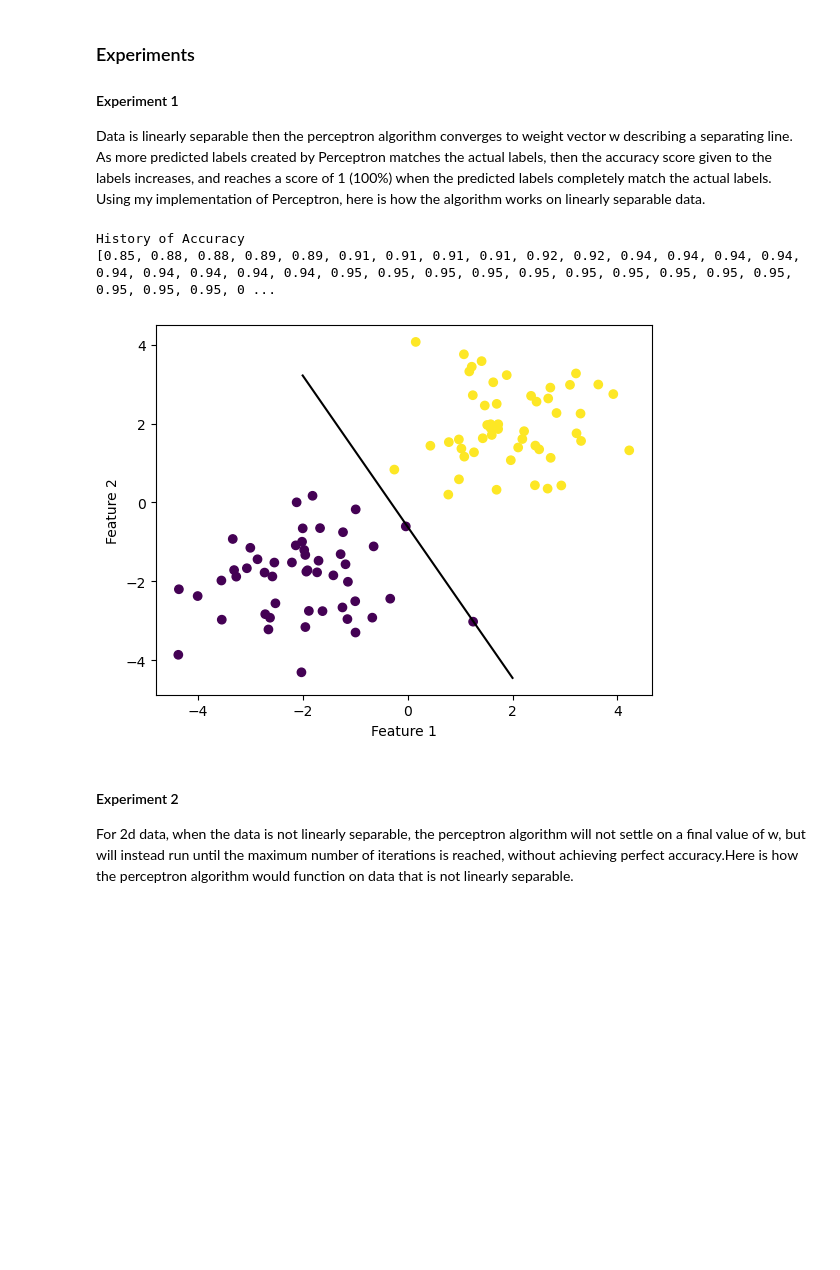
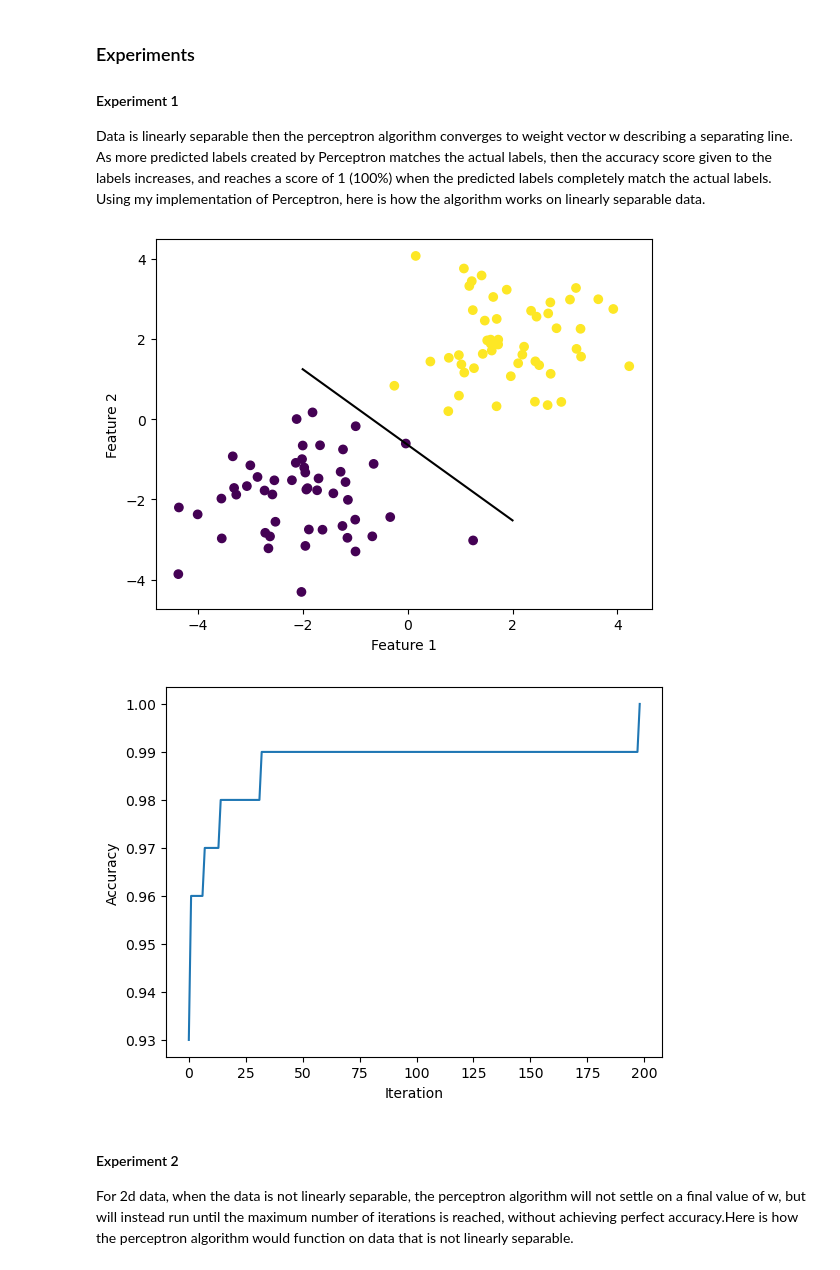
Before and after one commit to MGyawu/MGyawu.github.io, a Jupyter notebook: posts/Perceptron/Implementing_perceptron.ipynb, the cells around one changed output. Saved outputs shown, nothing was run; the diff lists cells and outputs as text; code cells hidden in the pictures; blank space fills up the shorter version.

```diff
--- a/posts/Perceptron/Implementing_perceptron.ipynb
+++ b/posts/Perceptron/Implementing_perceptron.ipynb
@@ -71,22 +71,30 @@ separable data.
 P = Perceptron()
 X_ = np.append(X, np.ones((X.shape[0], 1)), 1)
 P.fit(X_,y)
-print("History of Accuracy \n" + str(P.history))
+#print("History of Accuracy \n" + str(P.history))
 
 def draw_line(w, x_min, x_max):
   x = np.linspace(x_min, x_max, 101)
   y = -(w[0]*x + w[2])/w[1]
   plt.plot(x, y, color = "black")
 
+#fig = plt.plot(P.history)
+#xlab = plt.xlabel("Iteration")
+#ylab = plt.ylabel("Accuracy")
+
 fig = plt.scatter(X[:,0], X[:,1], c = y)
 fig = draw_line(P.w, -2, 2)
 
 xlab = plt.xlabel("Feature 1")
 ylab = plt.ylabel("Feature 2")
 # %% [output]
-History of Accuracy
-[0.85, 0.88, 0.88, 0.89, 0.89, 0.91, 0.91, 0.91, 0.91, 0.92, 0.92, 0.94, 0.94, 0.94, 0.94, 0.94, 0.94, 0.94, 0.94, 0.94, 0.95, 0.95, 0.95, 0.95, 0.95, 0.95, 0.95, 0.95, 0.95, 0.95, 0.95, 0.95, 0.95, 0 ...
-[figure, old version]
+[figure, new version]
+# %%
+fig = plt.plot(P.history)
+xlab = plt.xlabel("Iteration")
+ylab = plt.ylabel("Accuracy")
+# %% [output]
+[figure, added]
 # %% [markdown]
 
 #### Experiment 2
```
Also changed, not shown: parts of 3 cells of this notebook, 10 other files.
